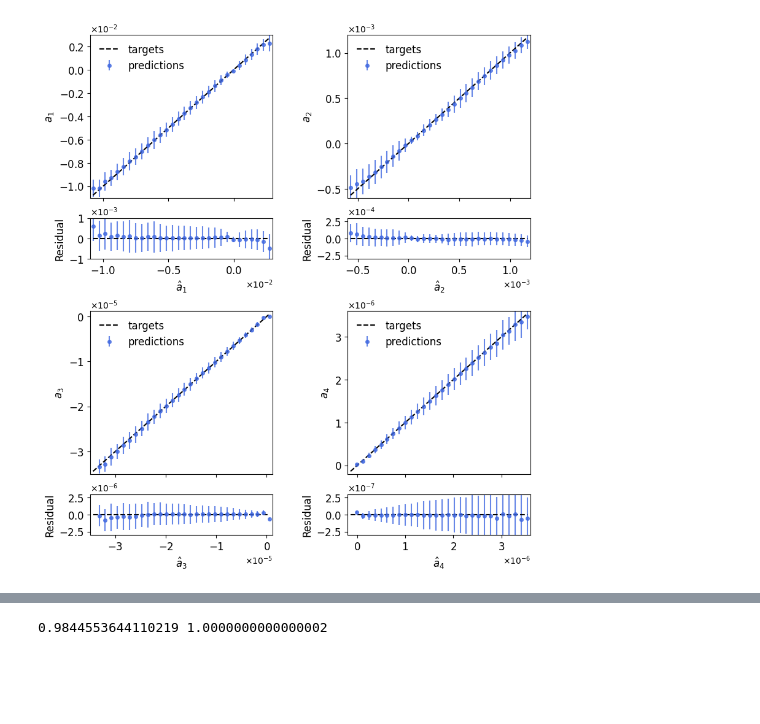
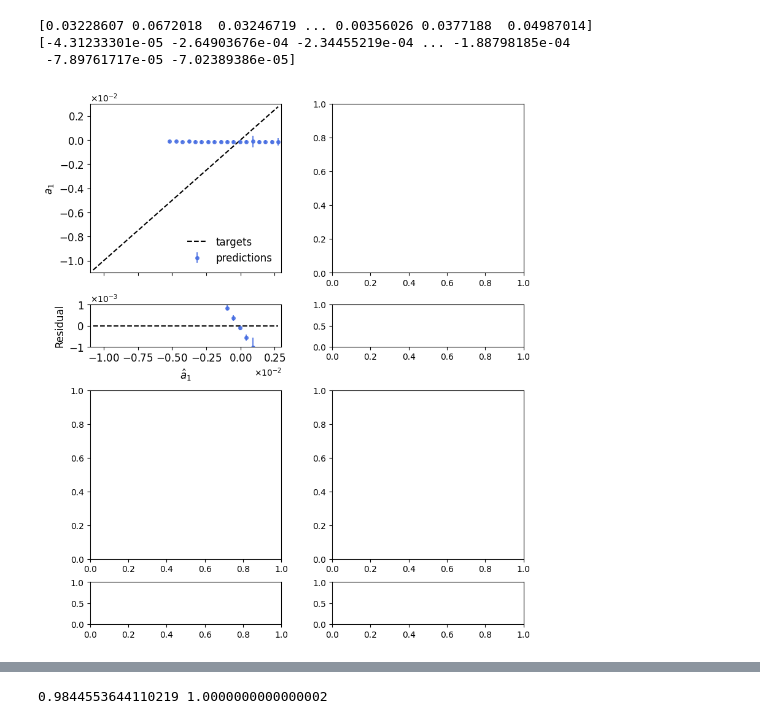
Before and after one commit to hep-cce/nsbi4hep, a Jupyter notebook: plots/taylr_diagnostics.ipynb, the cells around one changed output, grey strips where cells are left out. Saved outputs shown, nothing was run; the diff lists cells and outputs as text; code cells hidden in the pictures; blank space fills up the shorter version.

```diff
--- a/plots/taylr_diagnostics.ipynb
+++ b/plots/taylr_diagnostics.ipynb
@@ -51,21 +50,13 @@ FEATURES = ['l1_pt', 'l1_eta', 'l1_phi', 'l1_energy',
             'l3_pt', 'l3_eta', 'l3_phi', 'l3_energy',
             'l4_pt', 'l4_eta', 'l4_phi', 'l4_energy']
 # %%
-# with open(EVENTS_PATHS[0], 'rb') as f:
-#     events = pickle.load(f)
-
-events = mcfm.from_csv(cross_section=1.0, file_path='data/ggZZ2e2m_sbi/events.csv')
-z_cand = zpair.ZPairCandidate(algorithm='leastsquare')
-z_masses = zpair.ZPairMassWindow(z1=(70,115), z2=(70,115))
-mandelstam = zz4l.MandelstamVariables()
-four_lepton = zz4l.FourLeptonSystem()
-events = events.calculate(z_cand).filter(z_masses).calculate(four_lepton)
-
-events_train, events_val = events.shuffle(random_state=SEED).split(train_size=0.5, val_size=0.5)
+with open(EVENTS_PATHS[0], 'rb') as f:
+    events = pickle.load(f)
+events_train, events_val, events_test = events.shuffle(random_state=SEED).split(train_size=1.0, val_size=0.1, test_size=0.1)
 # %%
-validation_sets = [coefficient.CoefficientDataset(events_val, features=FEATURES, coefficient_index=i+1, component=msq.Component.SBI, sample_size=SAMPLE_SIZE, random_state=SEED) for i in range(len(CHECKPOINTS))]
+validation_sets = [coefficient.CoefficientDataset(events_val, features=FEATURES, coefficient_index=i+1, component=msq.Component.SBI) for i in range(len(CHECKPOINTS))]
 
 for i, val_set in enumerate(validation_sets):
-    with open(SCALER_X_PATHS[i], 'rb') as f:
+    with open(SCALER_PATHS[i], 'rb') as f:
         scaler = pickle.load(f)
     val_set.X = scaler.transform(val_set.X)
@@ -81,7 +70,7 @@ val_loss = [m[1::2,3] for m in metrics]
 # %%
 fig, axes = plt.subplots(2,2, figsize=(8,5), layout='constrained')
 
-for i in range(4):
+for i in range(ncoeffs):
     axes[i//2,i%2].plot(epochs[i], train_loss[i], color='red', label='training loss')
     axes[i//2,i%2].plot(epochs[i], val_loss[i], color='royalblue', label='validation loss')
 
@@ -98,7 +87,6 @@ models = [taylr.TAYLR.load_from_checkpoint(path) for path in CHECKPOINT_PATHS]
 # %%
 dls_validation = [DataLoader(val, BATCH_SIZE) for val in validation_sets]
 # %%
-trainer = L.Trainer(accelerator='cpu')
-
-pred_validation = [pickle.load(open(SCALER_y_PATHS[i], 'rb')).inverse_transform(torch.concatenate(trainer.predict(model, dls_validation[i])).numpy()[:,np.newaxis]).flatten() for i, model in enumerate(models)]
+trainer = L.Trainer(accelerator='gpu')
+pred_validation = [torch.concatenate(trainer.predict(model, dls_validation[i])).numpy()[:,np.newaxis].flatten() for i, model in enumerate(models)]
 # %% [output]
@@ -108,3 +100,10 @@ HPU available: False, using: 0 HPUs
+# %%
+print(pred_validation[0])
+print(validation_sets[0].y)
+# %% [output]
+[0.03228607 0.0672018  0.03246719 ... 0.00356026 0.0377188  0.04987014]
+[-4.31233301e-05 -2.64903676e-04 -2.34455219e-04 ... -1.88798185e-04
+ -7.89761717e-05 -7.02389386e-05]
 # %%
 def calibration_curve(axes, p, t, labels, bounds, bins, ylim):
     step_size = (bounds[1]-bounds[0])/bins
@@ -150,15 +149,13 @@ def calibration_curve(axes, p, t, labels, bounds, bins, ylim):
     axes[1].tick_params(axis='both', labelsize=12)
 # %%
 BINS = 30
-
 fig, axes = plt.subplots(4,2, gridspec_kw={'height_ratios': [4,1,4,1], 'wspace': 0.1}, figsize=(8,9), layout='constrained')
-
 calibration_curve(axes[:2,0], pred_validation[0], validation_sets[0].y, ['$a_1$', '$\hat{{a}}_1$'], [-1.1e-2,3e-3], BINS, [-1e-3,1e-3])
-calibration_curve(axes[:2,1], pred_validation[1], validation_sets[1].y, ['$a_2$', '$\hat{{a}}_2$'], [-6e-4,1.2e-3], BINS, [-3e-4,3e-4])
-calibration_curve(axes[2:,0], pred_validation[2], validation_sets[2].y, ['$a_3$', '$\hat{{a}}_3$'], [-3.5e-5,1.2e-6], BINS, [-3e-6,3e-6])
-calibration_curve(axes[2:,1], pred_validation[3], validation_sets[3].y, ['$a_4$', '$\hat{{a}}_4$'], [-2e-7,3.6e-6], BINS, [-3e-7,3e-7])
+# calibration_curve(axes[:2,1], pred_validation[1], validation_sets[1].y, ['$a_2$', '$\hat{{a}}_2$'], [-6e-4,1.2e-3], BINS, [-3e-4,3e-4])
+# calibration_curve(axes[2:,0], pred_validation[2], validation_sets[2].y, ['$a_3$', '$\hat{{a}}_3$'], [-3.5e-5,1.2e-6], BINS, [-3e-6,3e-6])
+# calibration_curve(axes[2:,1], pred_validation[3], validation_sets[3].y, ['$a_4$', '$\hat{{a}}_4$'], [-2e-7,3.6e-6], BINS, [-3e-7,3e-7])
 # %% [output]
-[figure, old version]
+[figure, new version]
 # %%
 with open(SCALER_X_PATHS[0], 'rb') as f:
     scaler = pickle.load(f)
```
Also changed, not shown: parts of 7 cells of this notebook, 15 other files.
